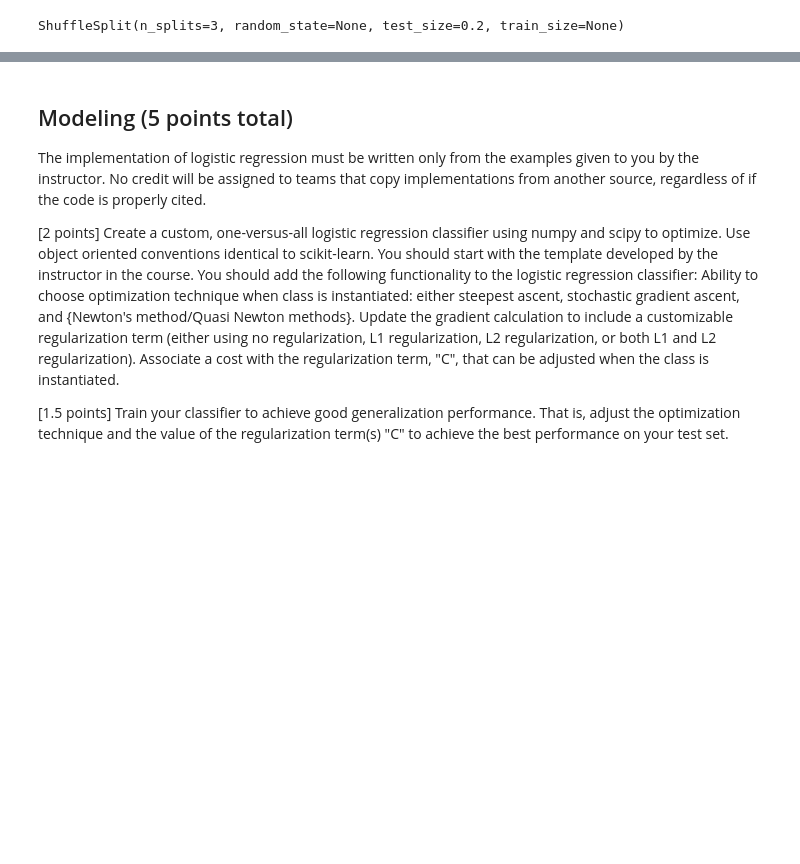
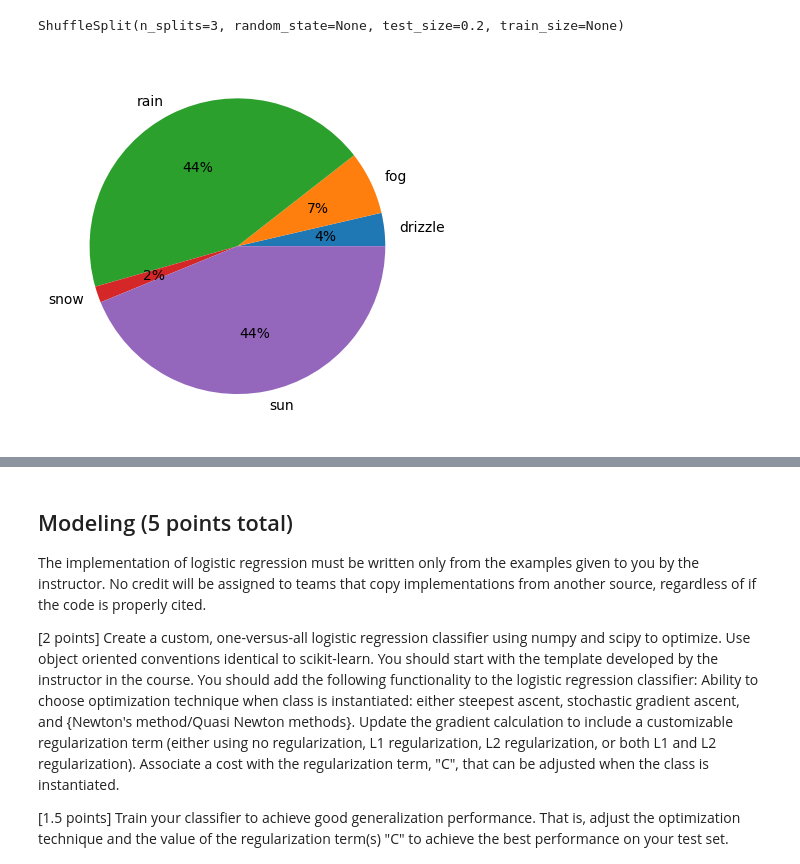
Before and after one commit to bennyandthejetss/ML_Lab3, a Jupyter notebook: Lab3.ipynb, the cells around one changed output, grey strips where cells are left out. Cells and saved outputs as stored; diff of their text form; code cells hidden in the pictures; blank space fills up the shorter version.

```diff
--- a/Lab3.ipynb
+++ b/Lab3.ipynb
@@ -86,3 +92,22 @@ cv_object = ShuffleSplit(
 print(cv_object)
 # %% [output]
 ShuffleSplit(n_splits=3, random_state=None, test_size=0.2, train_size=None)
+# %%
+#check percentage of each weather type
+percent = np.zeros(5)
+for i in df['weather']:
+    if(i == 0):
+        percent[0] += 1
+    elif(i == 1):
+        percent[1] += 1
+    elif(i == 2):
+        percent[2] += 1
+    elif(i == 3):
+        percent[3] += 1
+    elif(i == 4):
+        percent[4] += 1
+mylabels = ['drizzle', 'fog', 'rain', 'snow', 'sun']
+plt.pie(percent, labels = mylabels, autopct='%1.0f%%')
+plt.show()
+# %% [output]
+[figure, added]
```
Also changed, not shown: parts of 6 cells of this notebook.
